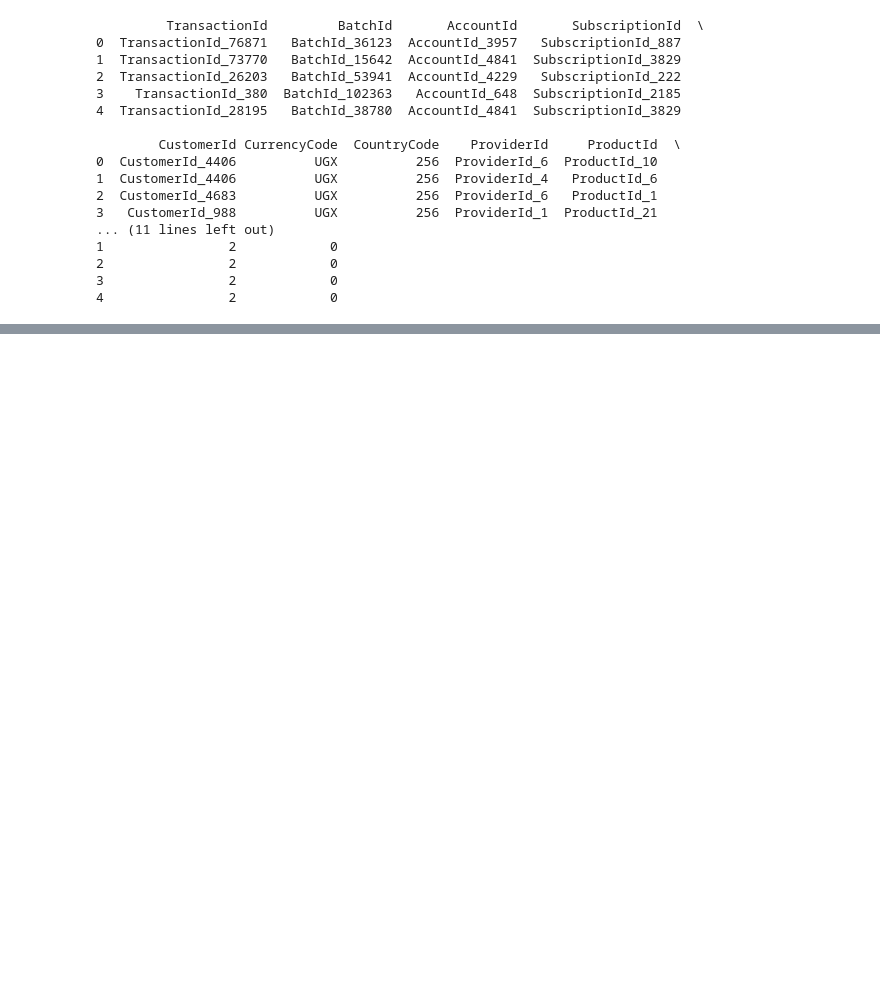
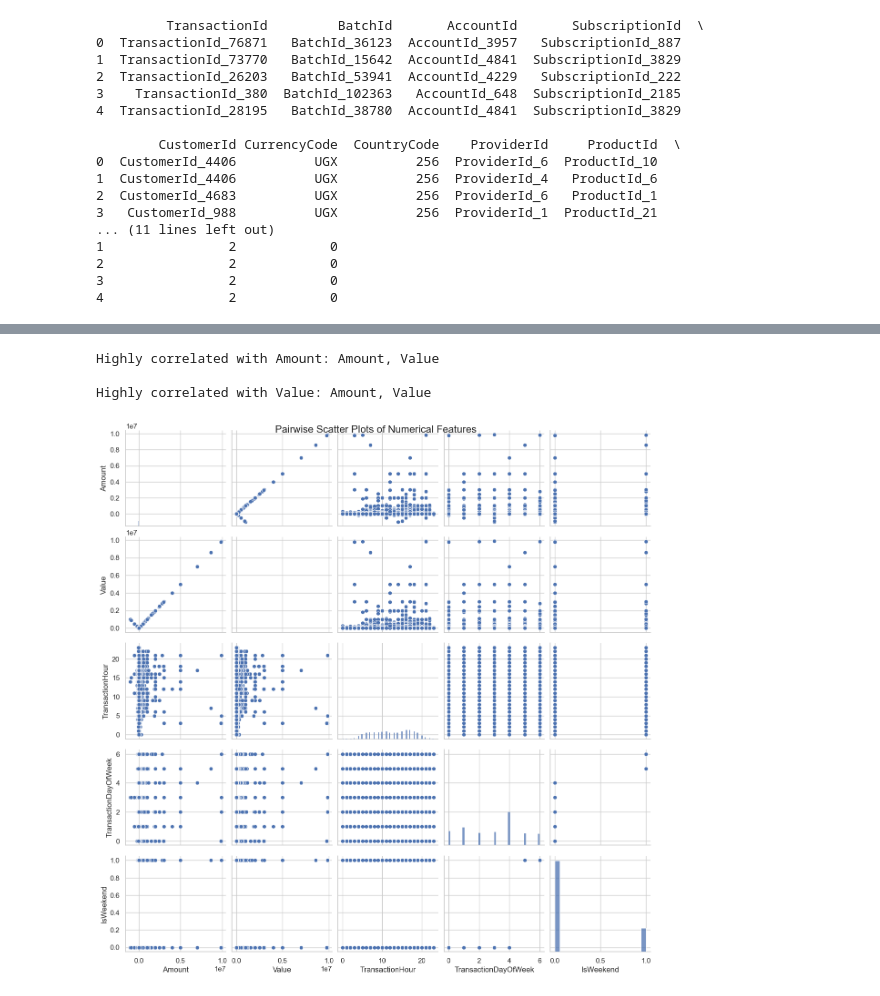
Before and after one commit to hasankere/W6Project, a Jupyter notebook: notebooks/BatBank.ipynb, the cells around one changed output, grey strips where cells are left out. Cells and saved outputs as stored; diff of their text form; code cells hidden in the pictures; blank space fills up the shorter version.

```diff
--- a/notebooks/BatBank.ipynb
+++ b/notebooks/BatBank.ipynb
@@ -35,0 +367,21 @@ print(data.head())
+# %%
+# Set a threshold for high correlation (e.g., 0.7 or -0.7)
+threshold = 0.7
+
+# Find pairs of highly correlated features
+highly_correlated = correlation_matrix.abs() > threshold
+for feature in highly_correlated.columns:
+    correlated_features = highly_correlated[feature].index[highly_correlated[feature]].tolist()
+    if len(correlated_features) > 1:
+        print(f"\nHighly correlated with {feature}: {', '.join(correlated_features)}")
+# %% [output]
+Highly correlated with Amount: Amount, Value
+
+Highly correlated with Value: Amount, Value
+# %%
+# Pairwise scatter plots for numerical features
+sns.pairplot(data[numerical_features])
+plt.suptitle('Pairwise Scatter Plots of Numerical Features', fontsize=16)
+plt.show()
+# %% [output]
+[figure, added]
```
Also changed, not shown: parts of 19 cells of this notebook.
